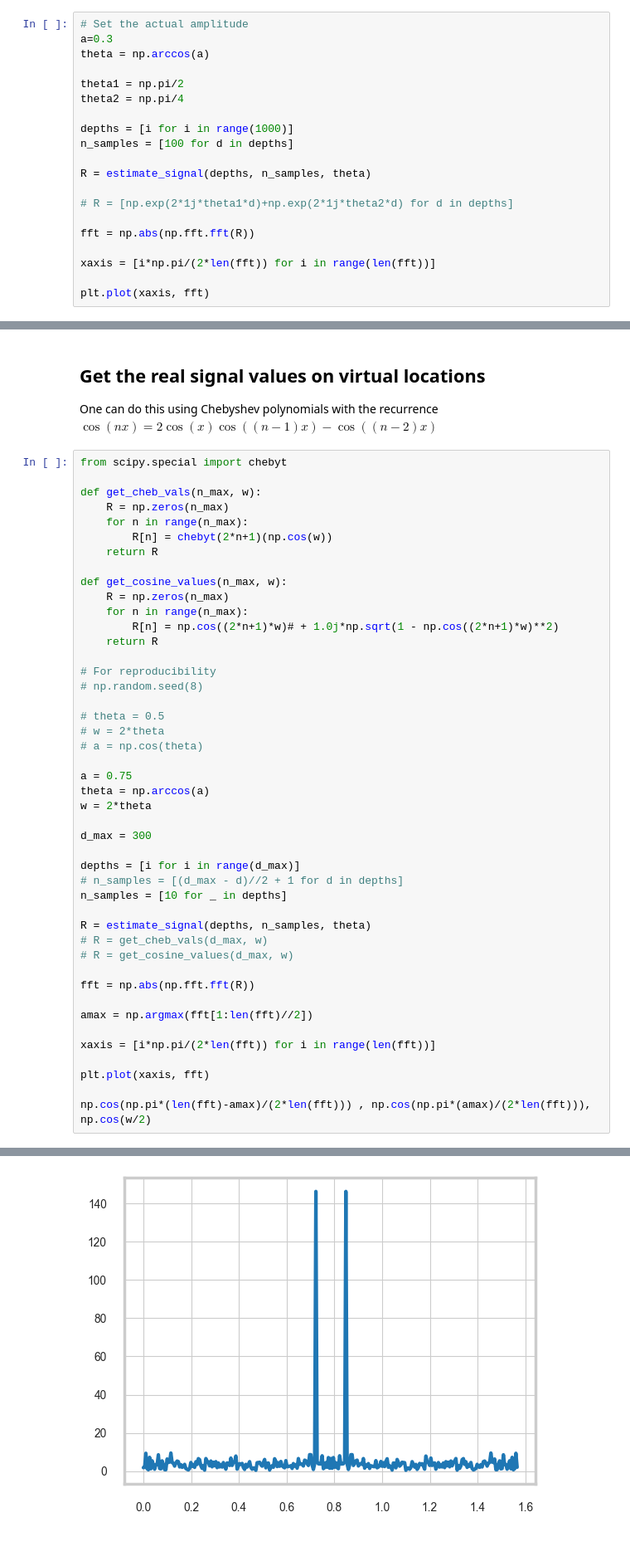
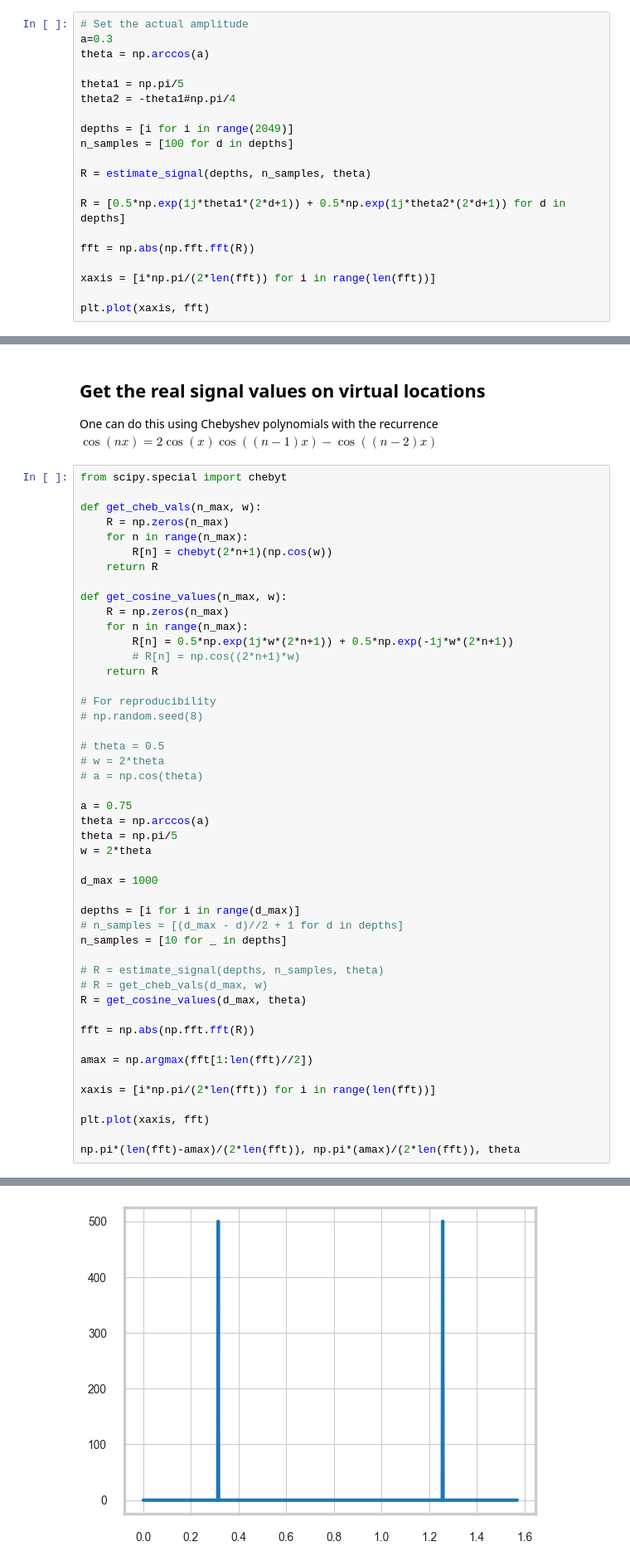
Before and after one commit to unitaryfund/csAE, a Jupyter notebook: real_valued_signal.ipynb, the cells around one changed output, grey strips where cells are left out. Shown at 83% size. Cells and saved outputs as stored; diff of their text form.

Commit message:
cosine signal works with virtual arrays as well now, but seems to be very sensitive to noise at the moment

```diff
--- a/real_valued_signal.ipynb
+++ b/real_valued_signal.ipynb
@@ -65,15 +65,15 @@ Also use ESPIRIT to find the peaks.
 a=0.3
 theta = np.arccos(a)
 
-theta1 = np.pi/2
-theta2 = np.pi/4
+theta1 = np.pi/5
+theta2 = -theta1#np.pi/4
 
-depths = [i for i in range(1000)]
+depths = [i for i in range(2049)]
 n_samples = [100 for d in depths]
 
 R = estimate_signal(depths, n_samples, theta)
 
-# R = [np.exp(2*1j*theta1*d)+np.exp(2*1j*theta2*d) for d in depths]
+R = [0.5*np.exp(1j*theta1*(2*d+1)) + 0.5*np.exp(1j*theta2*(2*d+1)) for d in depths]
 
 fft = np.abs(np.fft.fft(R))
 
@@ -124,7 +124,8 @@ def get_cheb_vals(n_max, w):
 def get_cosine_values(n_max, w):
     R = np.zeros(n_max)
     for n in range(n_max):
-        R[n] = np.cos((2*n+1)*w)# + 1.0j*np.sqrt(1 - np.cos((2*n+1)*w)**2)
+        R[n] = 0.5*np.exp(1j*w*(2*n+1)) + 0.5*np.exp(-1j*w*(2*n+1))
+        # R[n] = np.cos((2*n+1)*w)
     return R
 
 # For reproducibility
@@ -136,17 +137,18 @@ def get_cosine_values(n_max, w):
 
 a = 0.75
 theta = np.arccos(a)
+theta = np.pi/5
 w = 2*theta
 
-d_max = 300
+d_max = 1000
 
 depths = [i for i in range(d_max)]
 # n_samples = [(d_max - d)//2 + 1 for d in depths]
 n_samples = [10 for _ in depths]
 
-R = estimate_signal(depths, n_samples, theta)
+# R = estimate_signal(depths, n_samples, theta)
 # R = get_cheb_vals(d_max, w)
-# R = get_cosine_values(d_max, w)
+R = get_cosine_values(d_max, theta)
 
 fft = np.abs(np.fft.fft(R))
 
@@ -156,5 +158,5 @@ xaxis = [i*np.pi/(2*len(fft)) for i in range(len(fft))]
 
 plt.plot(xaxis, fft)
 
-np.cos(np.pi*(len(fft)-amax)/(2*len(fft))) , np.cos(np.pi*(amax)/(2*len(fft))), np.cos(w/2)
+np.pi*(len(fft)-amax)/(2*len(fft)), np.pi*(amax)/(2*len(fft)), theta
 # %% [output]
@@ -162,4 +164,4 @@ np.cos(np.pi*(len(fft)-amax)/(2*len(fft))) , np.cos(np.pi*(amax)/(2*len(fft))),
-[figure, old version]
+[figure, new version]
 # %%
 espirit = ESPIRIT()
 
```
Also changed, not shown: parts of 11 cells of this notebook.
